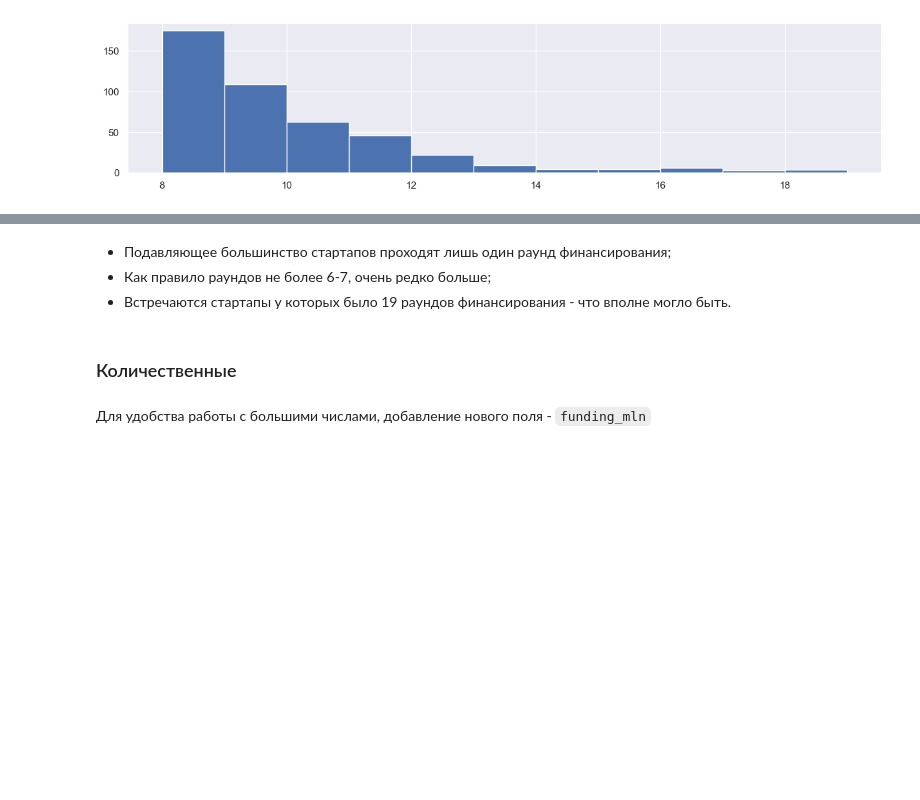
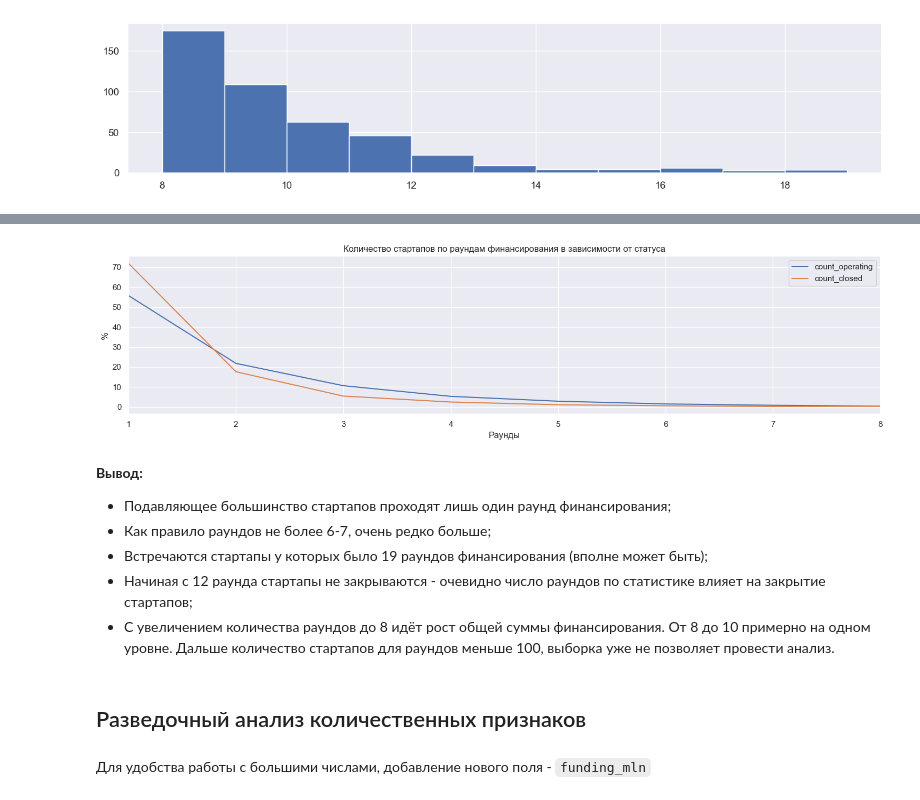
Before and after one commit to andrew-tvorogov/practicum_masterskaya_1, a Jupyter notebook: practicum_startups.ipynb, the cells around one changed output, grey strips where cells are left out. Saved outputs shown, nothing was run; the diff lists cells and outputs as text; code cells hidden in the pictures; blank space fills up the shorter version.

```diff
--- a/practicum_startups.ipynb
+++ b/practicum_startups.ipynb
@@ -1172,9 +1271,22 @@ startups_data[startups_data['funding_rounds'] > 7]['funding_rounds'].hist(figsiz
+# %%
+operating_closed_count.plot(figsize=(15, 4)) ;
+plt.title('Количество стартапов по раундам финансирования в зависимости от статуса')
+plt.xlabel('Раунды')
+plt.ylabel('%')
+plt.xlim([1, 8])
+plt.tight_layout()
+plt.show()
+# %% [output]
+[figure, added]
 # %% [markdown]
+**Вывод:**
 - Подавляющее большинство стартапов проходят лишь один раунд финансирования;
 - Как правило раундов не более 6-7, очень редко больше;
-- Встречаются стартапы у которых было 19 раундов финансирования - что вполне могло быть.
+- Встречаются стартапы у которых было 19 раундов финансирования (вполне может быть);
+- Начиная с 12 раунда стартапы не закрываются - очевидно число раундов по статистике влияет на закрытие стартапов;
+- С увеличением количества раундов до 8 идёт рост общей суммы финансирования. От 8 до 10 примерно на одном уровне. Дальше количество стартапов для раундов меньше 100, выборка уже не позволяет провести анализ.
 # %% [markdown]
-### Количественные
+## Разведочный анализ количественных признаков
 # %%
 numerical_categories = ['funding_total_usd', 'funding_mln', 'lifetime', 'lifetime_years', 'funding_rounds']
 # %% [markdown]
```
Also changed, not shown: parts of 61 cells of this notebook.
